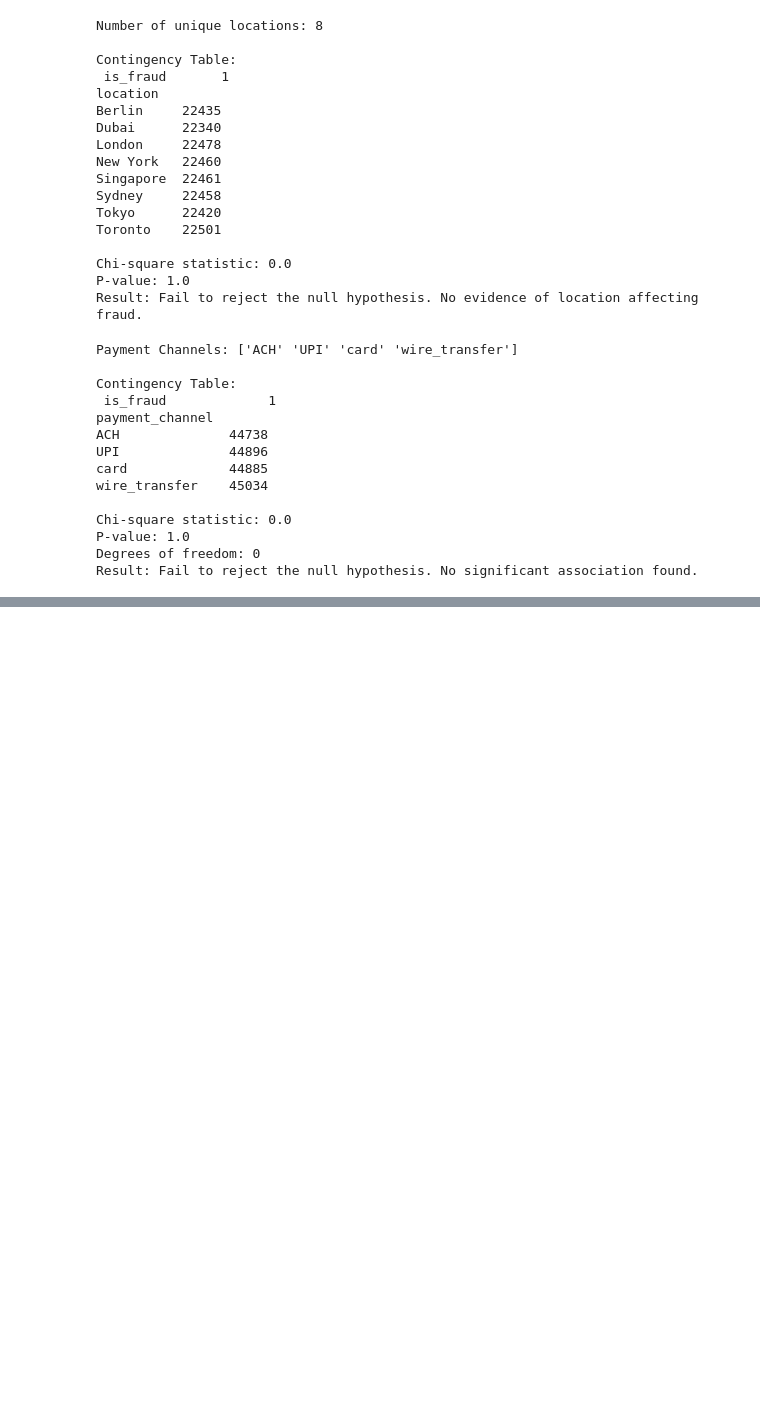
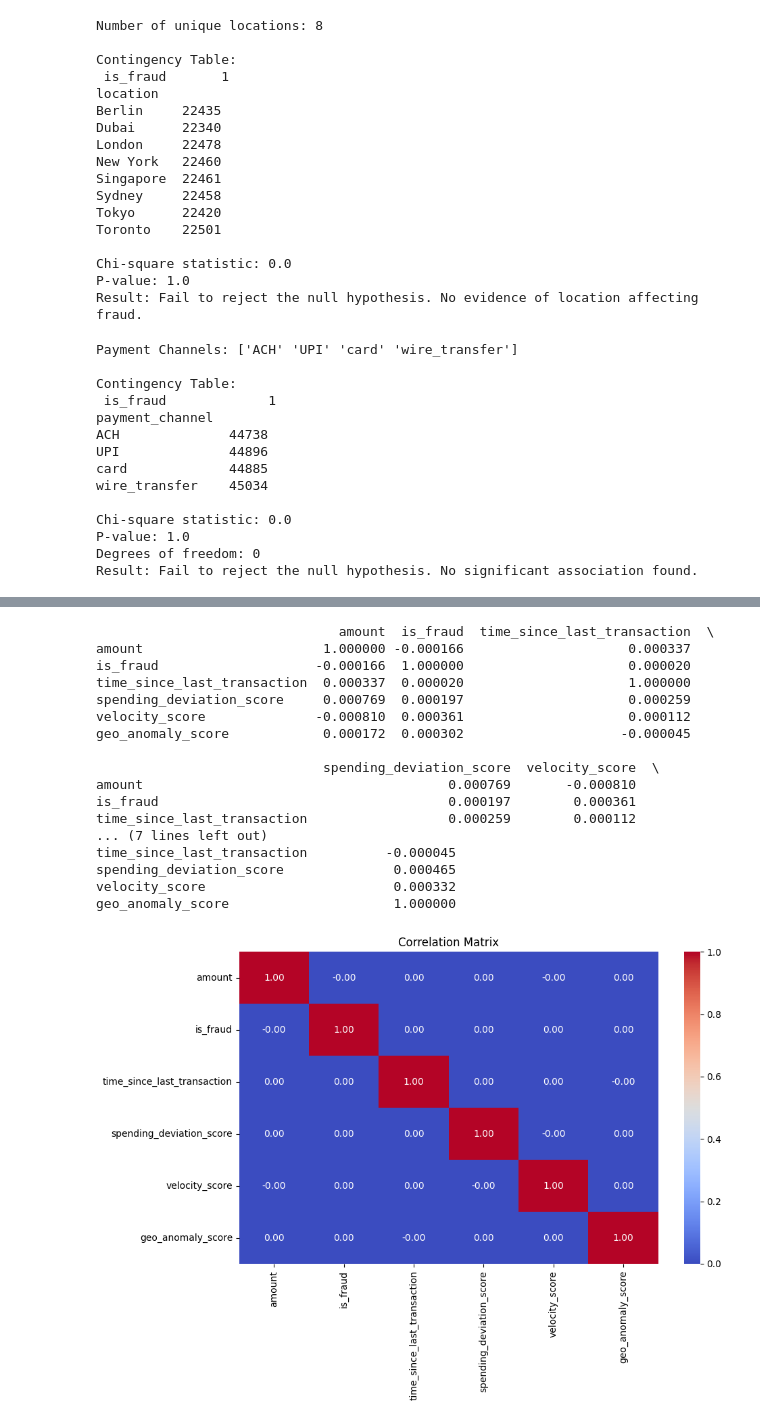
Before and after one commit to najafkhah/Python_Project, a Jupyter notebook: fraud_analysis.ipynb, the cells around one changed output, grey strips where cells are left out. Drawn from its saved outputs; the diff is of its cells as text; code cells hidden in the pictures; blank space fills up the shorter version.

```diff
--- a/fraud_analysis.ipynb
+++ b/fraud_analysis.ipynb
@@ -341,3 +341,15 @@ Chi-square statistic: 0.0
 P-value: 1.0
 Degrees of freedom: 0
 Result: Fail to reject the null hypothesis. No significant association found.
+# %%
+
+
+# Load original data using actual path
+df['is_fraud'] = df['is_fraud'].astype(int)
+
+# Create synthetic non-fraud transactions (for class balancing)
+non_fraud = df[df['is_fraud'] == 0].sample(n=20000, replace=True).copy()
+non_fraud['is_fraud'] = 0
+
+# Combine original with synthetic non-fraud
+df_combined = pd.concat([df, non_fraud], ignore_index=True)
@@ -343,0 +410,34 @@ Result: Fail to reject the null hypothesis. No significant association found.
+# %%
+# Check correlations between all numerical fields
+correlation_matrix = df_combined.corr(numeric_only=True)
+
+# Print correlation matrix
+print(correlation_matrix)
+
+# Optional: heatmap
+import seaborn as sns
+import matplotlib.pyplot as plt
+
+plt.figure(figsize=(10, 6))
+sns.heatmap(correlation_matrix, annot=True, fmt=".2f", cmap="coolwarm")
+plt.title("Correlation Matrix")
+plt.show()
+# %% [output]
+                               amount  is_fraud  time_since_last_transaction  \
+amount                       1.000000 -0.000166                     0.000337
+is_fraud                    -0.000166  1.000000                     0.000020
+time_since_last_transaction  0.000337  0.000020                     1.000000
+spending_deviation_score     0.000769  0.000197                     0.000259
+velocity_score              -0.000810  0.000361                     0.000112
+geo_anomaly_score            0.000172  0.000302                    -0.000045
+
+                             spending_deviation_score  velocity_score  \
+amount                                       0.000769       -0.000810
+is_fraud                                     0.000197        0.000361
+time_since_last_transaction                  0.000259        0.000112
+... (7 lines left out)
+time_since_last_transaction          -0.000045
+spending_deviation_score              0.000465
+velocity_score                        0.000332
+geo_anomaly_score                     1.000000
+[figure, added]
```
Also changed, not shown: parts of 2 cells of this notebook.
